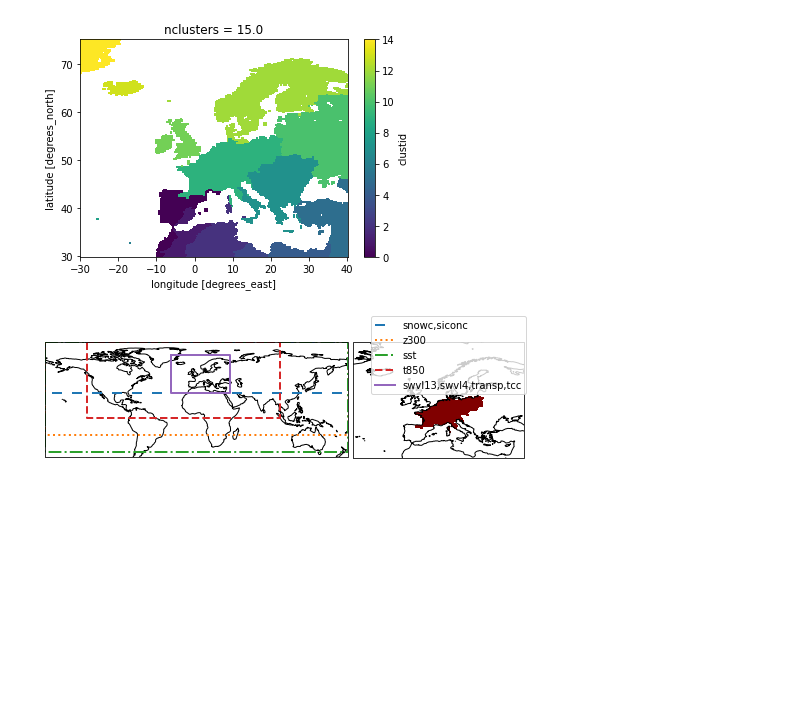
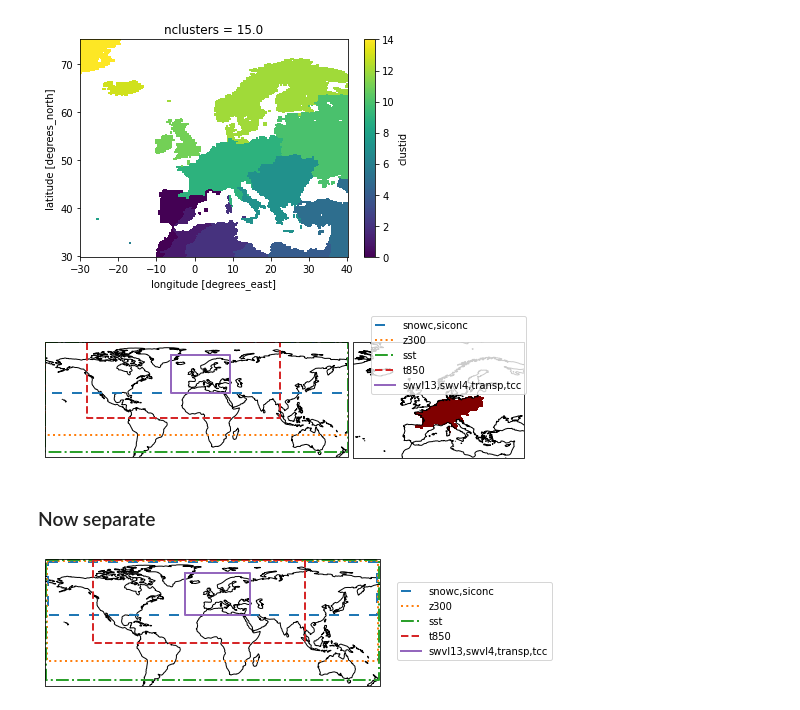
Before and after one commit to chiemvs/Weave, a Jupyter notebook: notebooks/domain_map.ipynb, the cells around one changed output. Cells and saved outputs as stored; diff of their text form; code cells hidden in the pictures; blank space fills up the shorter version.

Commit message:
Non-overlapping boundaries for square domains

```diff
--- a/notebooks/domain_map.ipynb
+++ b/notebooks/domain_map.ipynb
@@ -46,3 +46,17 @@ fig.legend()
 plt.show()
 # %% [output]
 [figure]
+# %% [markdown]
+### Now separate
+# %%
+fig, ax = plt.subplots(figsize=(6, 6), subplot_kw=dict(projection = ccrs.PlateCarree()))
+displacements = [3,2,1,1,0]
+for eur, var, linesty, d in zip(regions,variables,styles, displacements):
+    ax.plot([eur[2]+d, eur[4]-d,eur[4]-d,eur[2]+d, eur[2]+d], [eur[1]-d, eur[1]-d, eur[3], eur[3], eur[1]-d], linewidth=2,
+            transform=ccrs.PlateCarree(), label = var, linestyle = linesty,
+           )
+ax.coastlines()
+ax.legend(loc = (1.05,0.2))
+plt.savefig('/home/jsn295/ownCloud/Documents/paper_2/Draft/figures/domains.png', dpi = 91, bbox_inches = 'tight')
+# %% [output]
+[figure, added]
```
Also changed, not shown: parts of 1 cell of this notebook.
